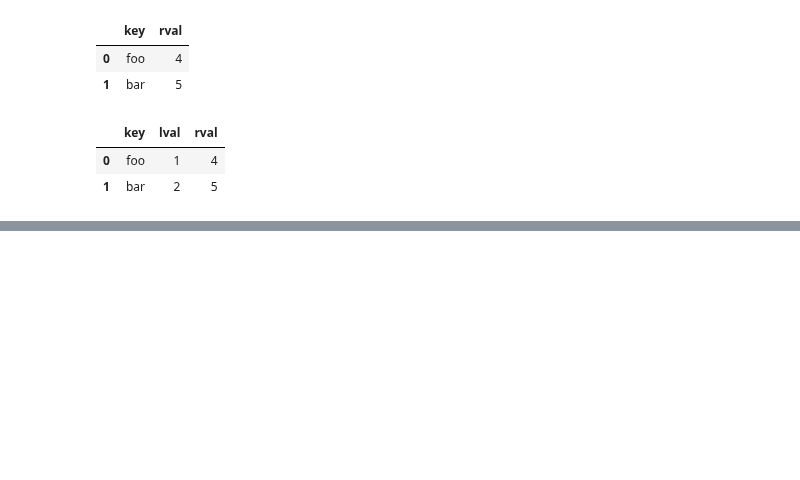
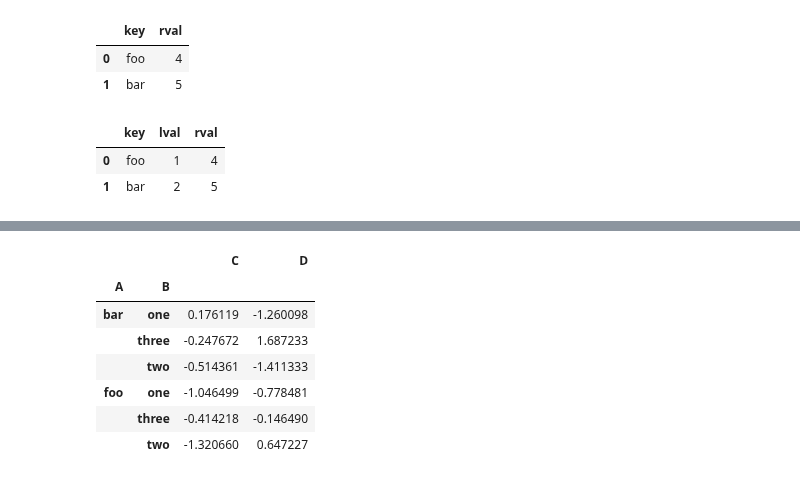
Before and after one commit to dnlmkhlv/ml, a Jupyter notebook: pandas/pandas_tutorial.ipynb, the cells around one changed output, grey strips where cells are left out. Cells and saved outputs as stored; diff of their text form; code cells hidden in the pictures; blank space fills up the shorter version.

```diff
--- a/pandas/pandas_tutorial.ipynb
+++ b/pandas/pandas_tutorial.ipynb
@@ -668,0 +699,11 @@ pd.merge(left, right, on="key")
+# %%
+df.groupby(["A", "B"]).sum()
+# %% [output]
+|  |  | C | D |
+| A | B |  |  |
+| bar | one | 0.176119 | -1.260098 |
+|  | three | -0.247672 | 1.687233 |
+|  | two | -0.514361 | -1.411333 |
+| foo | one | -1.046499 | -0.778481 |
+|  | three | -0.414218 | -0.146490 |
+|  | two | -1.320660 | 0.647227 |
```
Also changed, not shown: parts of 4 cells of this notebook.
